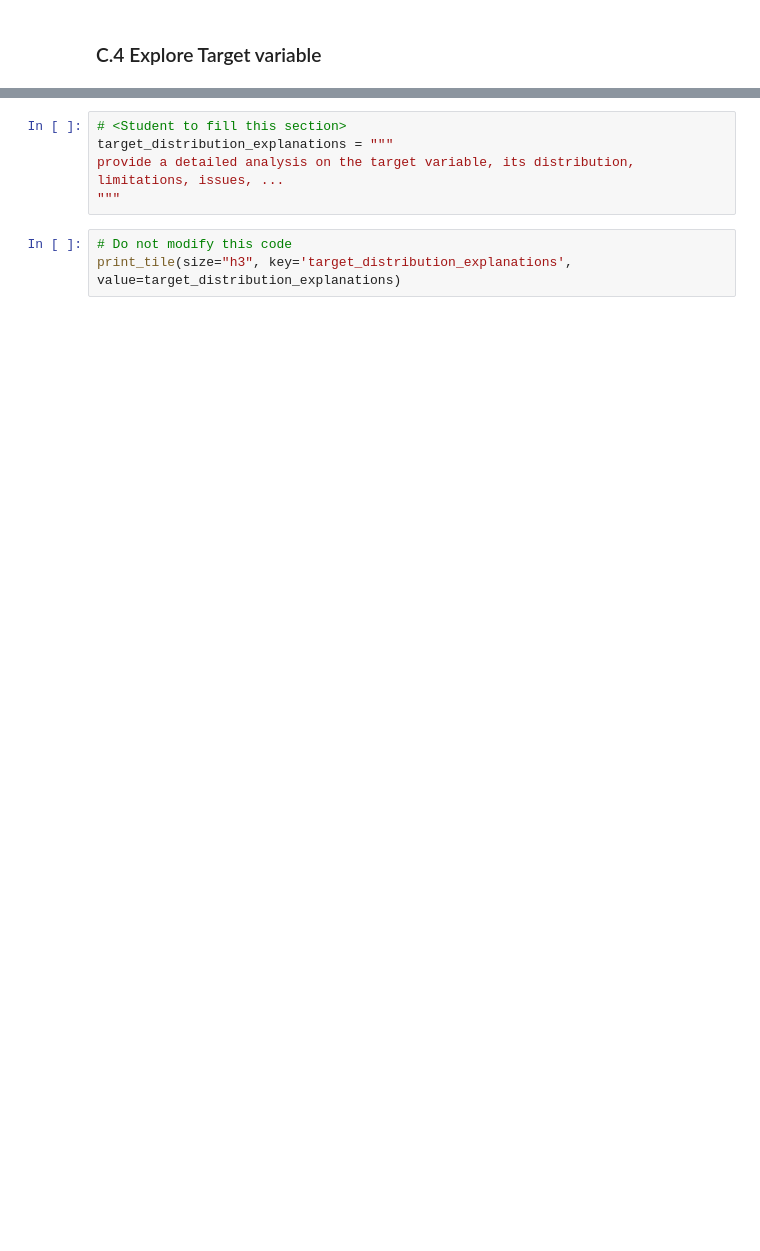
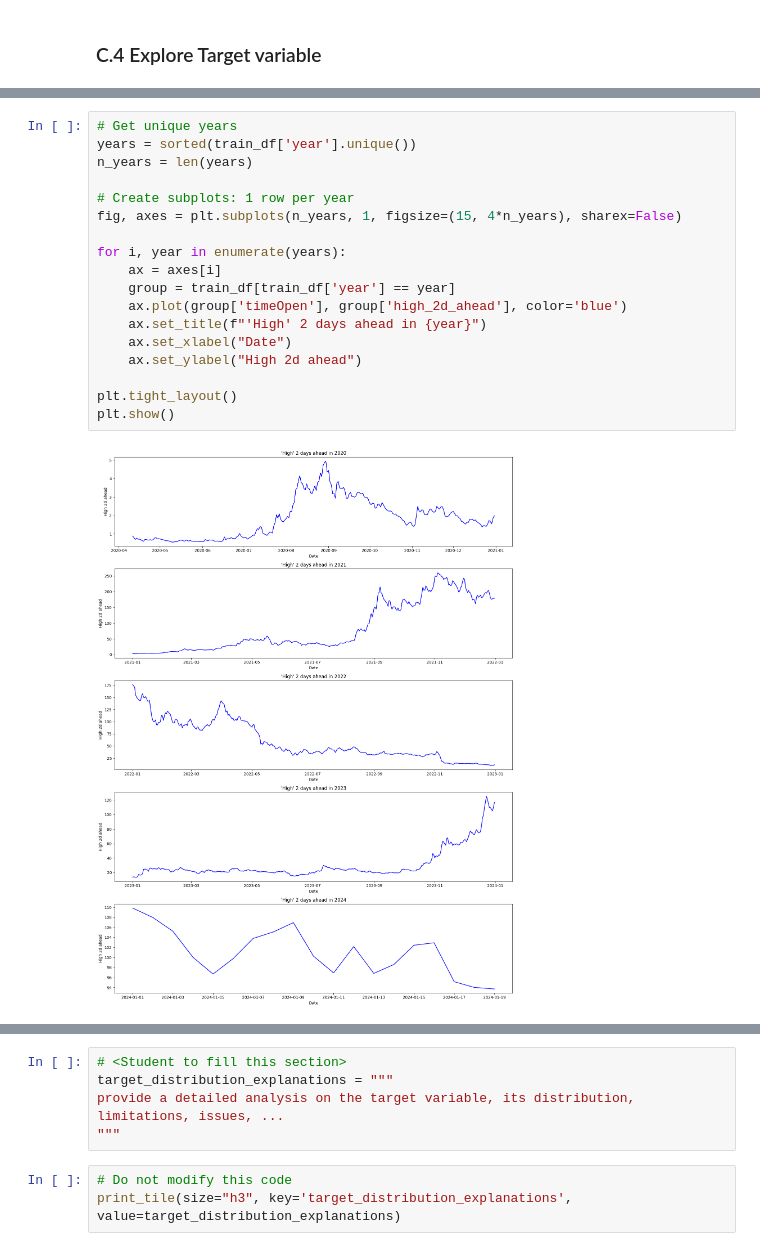
Before and after one commit to KittituchW/crypto-forecast-ml-research, a Jupyter notebook: notebooks/36120-25SP-AT3-group_13-25552249.ipynb, the cells around one changed output, grey strips where cells are left out. Drawn from its saved outputs; the diff is of its cells as text; blank space fills up the shorter version.

```diff
--- a/notebooks/36120-25SP-AT3-group_13-25552249.ipynb
+++ b/notebooks/36120-25SP-AT3-group_13-25552249.ipynb
@@ -89,0 +458,20 @@ target_name = ''
+# %%
+# Get unique years
+years = sorted(train_df['year'].unique())
+n_years = len(years)
+
+# Create subplots: 1 row per year
+fig, axes = plt.subplots(n_years, 1, figsize=(15, 4*n_years), sharex=False)
+
+for i, year in enumerate(years):
+    ax = axes[i]
+    group = train_df[train_df['year'] == year]
+    ax.plot(group['timeOpen'], group['high_2d_ahead'], color='blue')
+    ax.set_title(f"'High' 2 days ahead in {year}")
+    ax.set_xlabel("Date")
+    ax.set_ylabel("High 2d ahead")
+
+plt.tight_layout()
+plt.show()
+# %% [output]
+[figure, added]
```
Also changed, not shown: parts of 99 cells of this notebook, 2 other files.
